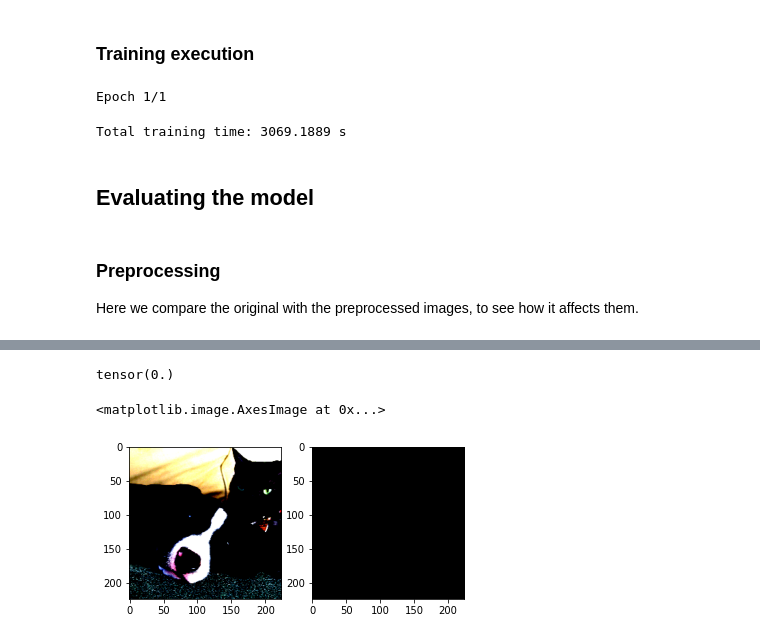
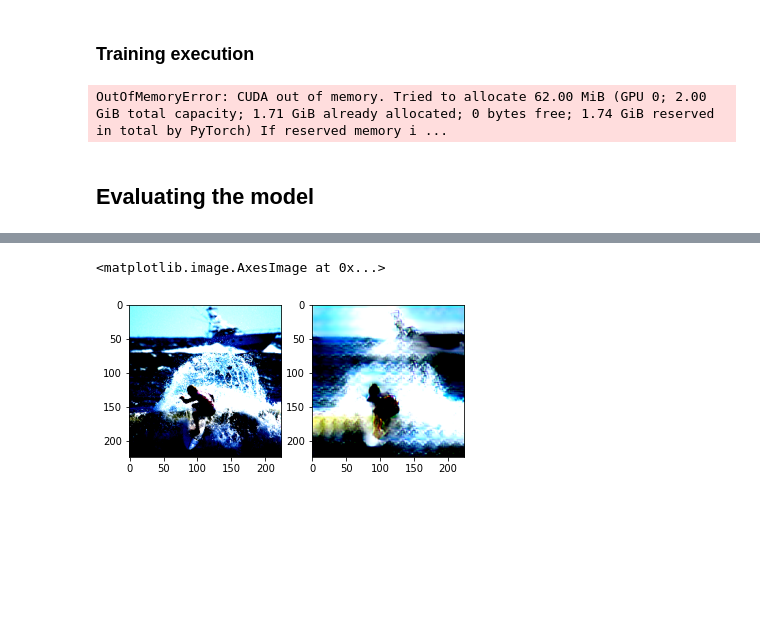
Before and after one commit to No-tengo-nombre/vgg16-style-transfer, a Jupyter notebook: src/EL4106_Proyecto.ipynb, the cells around one changed output, grey strips where cells are left out. Cells and saved outputs as stored; diff of their text form; code cells hidden in the pictures; blank space fills up the shorter version.

```diff
--- a/src/EL4106_Proyecto.ipynb
+++ b/src/EL4106_Proyecto.ipynb
@@ -114,7 +143,7 @@ class VGG16Encoder(nn.Module):
             .vgg16(weights=models.VGG16_Weights.DEFAULT)
             .eval()
             .features
-        )
+        )[:26]
         if use_gpu:
             all_layers = all_layers.to("cuda")
 
@@ -124,7 +153,7 @@ class VGG16Encoder(nn.Module):
             2: 9,
             3: 16,
             4: 23,
-            5: 30,
+            5: 26,
         }
         self.model = all_layers[:indices[depth] + 1]
 
@@ -161,11 +190,6 @@ class VGG16Decoder(nn.Module):
     def __init__(self, depth=5, use_gpu=False):
         super().__init__()
         all_layers = nn.Sequential(
-            nn.UpsamplingNearest2d(scale_factor=2),
-            nn.Conv2d(512, 512, kernel_size=(3, 3), stride=(1, 1), padding=(1, 1)),
-            nn.ReLU(inplace=True),
-            nn.Conv2d(512, 512, kernel_size=(3, 3), stride=(1, 1), padding=(1, 1)),
-            nn.ReLU(inplace=True),
             nn.Conv2d(512, 512, kernel_size=(3, 3), stride=(1, 1), padding=(1, 1)),
             nn.ReLU(inplace=True),
 
@@ -195,18 +219,18 @@ class VGG16Decoder(nn.Module):
             nn.Conv2d(64, 64, kernel_size=(3, 3), stride=(1, 1), padding=(1, 1)),
             nn.ReLU(inplace=True),
             nn.Conv2d(64, 3, kernel_size=(3, 3), stride=(1, 1), padding=(1, 1)),
-            nn.ReLU(inplace=True),
+            # nn.ReLU(inplace=True),
         )
         if use_gpu:
             all_layers = all_layers.to("cuda")
 
         # Hardcoded indices for each depth
         indices = {
-            1: 6,
-            2: 13,
-            3: 20,
-            4: 25,
-            5: 30,
+            1: 1,
+            2: 8,
+            3: 15,
+            4: 20,
+            5: 25,
         }
         self.model = all_layers[:indices[depth] + 1]
 
@@ -524,7 +564,7 @@ def show_curves(curves):
 Having defined all the code to train the network, we have to run it. We start off by creating a dataset from the images from COCO (specifically, the 2017 test dataset).
 # %%
 LEARNING_RATE = 5e-4
-BATCH_SIZE = 30
+BATCH_SIZE = 10
 EPOCHS = 1
 USE_GPU = True
 NORM_MEAN = (0.485, 0.456, 0.406)
@@ -539,25 +579,25 @@ transform = torchvision.transforms.Compose([
 
 vgg_encoder = VGG16Encoder(use_gpu=USE_GPU)
 
-untransformed_train_ds = VGG16DecoderImageDataset(
+untransformed_ds = VGG16DecoderImageDataset.from_dir(
     "data/test2017",
     encoder=vgg_encoder,
     transform=torchvision.transforms.ToTensor(),
     use_gpu=USE_GPU,
 )
-train_ds = VGG16DecoderImageDataset(
+transformed_ds = VGG16DecoderImageDataset.from_dir(
     "data/test2017",
     encoder=vgg_encoder,
     transform=transform,
     use_gpu=USE_GPU,
 )
-reduced_ds = VGG16DecoderImageDataset(
+reduced_ds = VGG16DecoderImageDataset.from_dir(
     "data/test2017",
     encoder=vgg_encoder,
     transform=transform,
     use_gpu=USE_GPU,
+    size_limit=1000,
 )
-reduced_ds.image_names = reduced_ds.image_names[:120]
 
 # Loss function and model to train
 criterion = VGG16DecoderLossFunction(1, use_gpu=USE_GPU)
@@ -567,11 +607,14 @@ vgg_decoder = VGG16Decoder(use_gpu=USE_GPU)
 # %%
 # Flush the memory in cuda before running
 torch.cuda.empty_cache()
+
+_, _, train_ds, val_ds = reduced_ds.split(0.7)
 
 # Run the training
 curves = train_model(
     vgg_decoder,
     train_ds,
+    val_ds,
     EPOCHS,
     criterion,
     BATCH_SIZE,
@@ -579,11 +622,9 @@ curves = train_model(
     vgg_encoder,
     use_gpu=USE_GPU,
 )
+
+show_curves(curves)
 # %% [output]
-Epoch 1/1
+OutOfMemoryError: CUDA out of memory. Tried to allocate 62.00 MiB (GPU 0; 2.00 GiB total capacity; 1.71 GiB already allocated; 0 bytes free; 1.74 GiB reserved in total by PyTorch) If reserved memory i ...
-Total training time: 3069.1889 s
 # %% [markdown]
 ## Evaluating the model
-# %% [markdown]
-### Preprocessing
-Here we compare the original with the preprocessed images, to see how it affects them.
@@ -601,12 +631,12 @@ plt.show()
 # %%
-INDEX = 7
+INDEX = 51
 
-feats = vgg_encoder(train_ds[INDEX][1])
+feats = vgg_encoder(val_ds[INDEX][1])
 img_tensor = torch.zeros((1, *feats.shape))
 img_tensor[0] = feats
 
 fig, ax = plt.subplots(1, 2)
-ax[0].imshow(train_ds[INDEX][1].permute(1, 2, 0).cpu())
-ax[1].imshow(vgg_decoder(img_tensor).detach()[0].permute(1, 2, 0))
+ax[0].imshow(val_ds[INDEX][1].permute(1, 2, 0).cpu())
+ax[1].imshow(vgg_decoder.cpu()(img_tensor).detach()[0].permute(1, 2, 0))
 # %% [output]
 WARNING:matplotlib.image:Clipping input data to the valid range for imshow with RGB data ([0..1] for floats or [0..255] for integers).
@@ -613,3 +644,2 @@ WARNING:matplotlib.image:Clipping input data to the valid range for imshow with
-tensor(0.)
+<matplotlib.image.AxesImage at 0x...>
-<matplotlib.image.AxesImage at 0x...>
-[figure, old version]
+[figure, new version]
```
Also changed, not shown: parts of 7 cells of this notebook.
